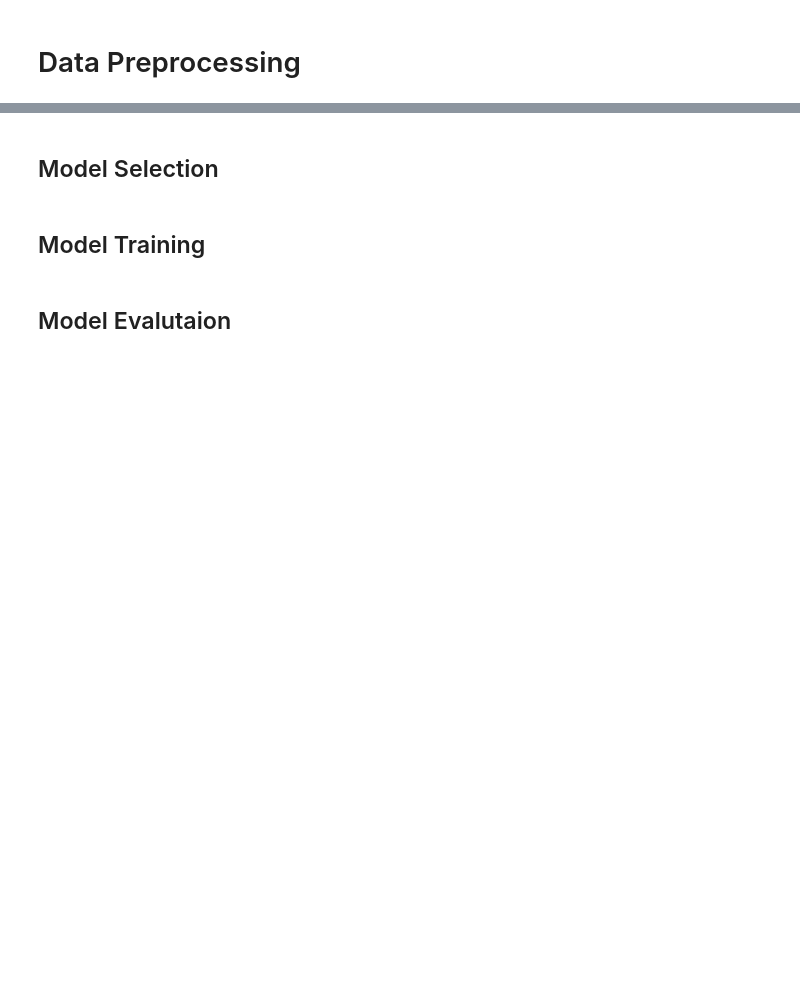
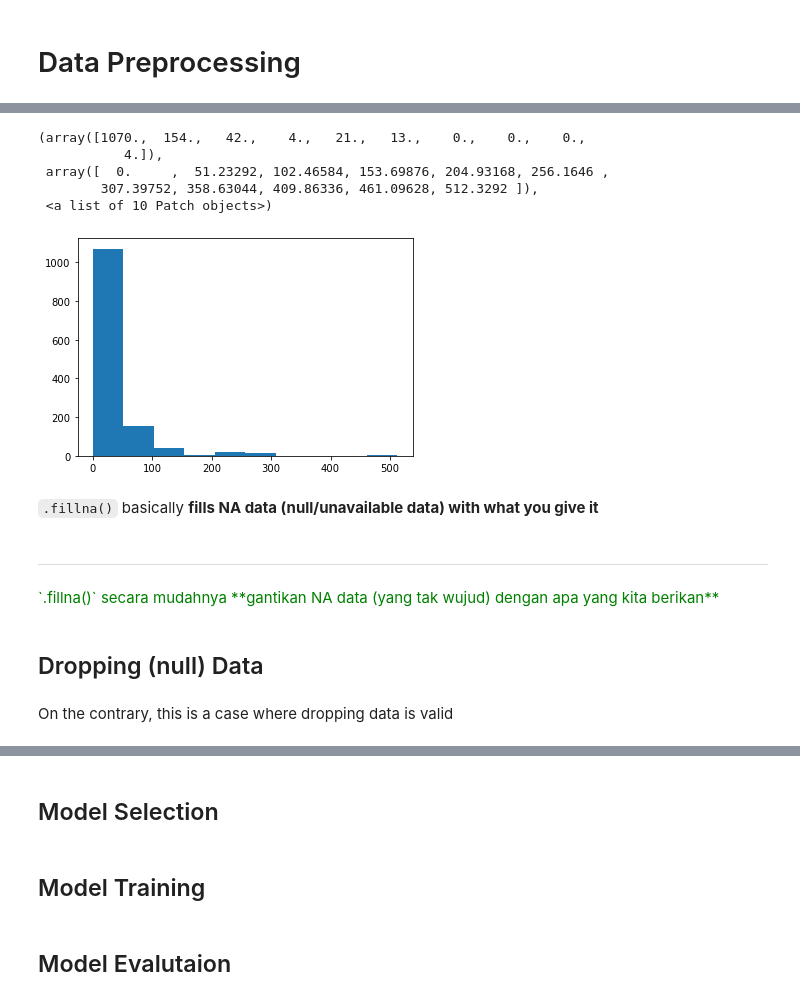
Before and after one commit to amaniahnuar/Kaggle-Titanic-Amani, a Jupyter notebook: Kaggle-Titanic-Notebook.ipynb, the cells around one changed output, grey strips where cells are left out. Drawn from its saved outputs; the diff is of its cells as text; code cells hidden in the pictures; blank space fills up the shorter version.

```diff
--- a/Kaggle-Titanic-Notebook.ipynb
+++ b/Kaggle-Titanic-Notebook.ipynb
@@ -491,0 +563,9 @@ Name: name_title, dtype: int64
+# %%
+plt.hist(titanic.Fare)
+# %% [output]
+(array([1070.,  154.,   42.,    4.,   21.,   13.,    0.,    0.,    0.,
+           4.]),
+ array([  0.     ,  51.23292, 102.46584, 153.69876, 204.93168, 256.1646 ,
+        307.39752, 358.63044, 409.86336, 461.09628, 512.3292 ]),
+ <a list of 10 Patch objects>)
+[figure, added]
@@ -491,0 +580,11 @@ Name: name_title, dtype: int64
+# %% [markdown]
+`.fillna()` basically **fills NA data (null/unavailable data) with what you give it**
+# %% [markdown]
+---
+<font color='green'>
+`.fillna()` secara mudahnya **gantikan NA data (yang tak wujud) dengan apa yang kita berikan**
+</font>
+# %% [markdown]
+## Dropping (null) Data
+# %% [markdown]
+On the contrary, this is a case where dropping data is valid
```
Also changed, not shown: parts of 67 cells of this notebook.
